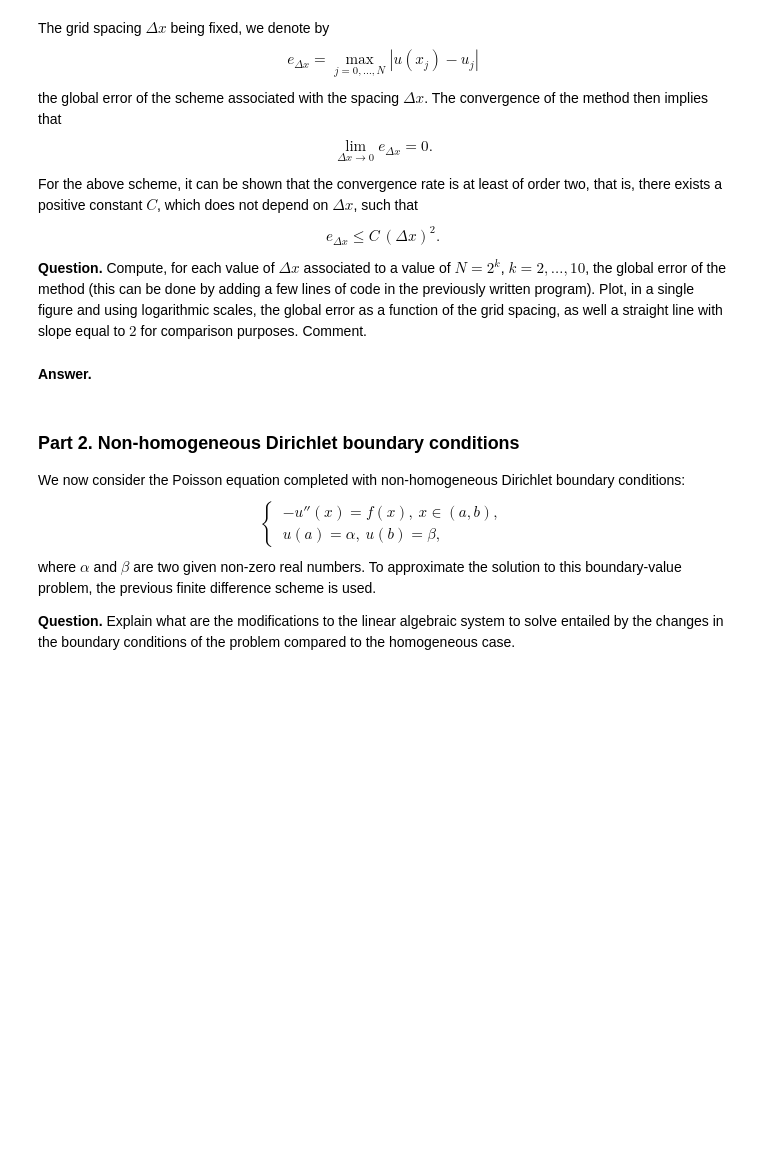
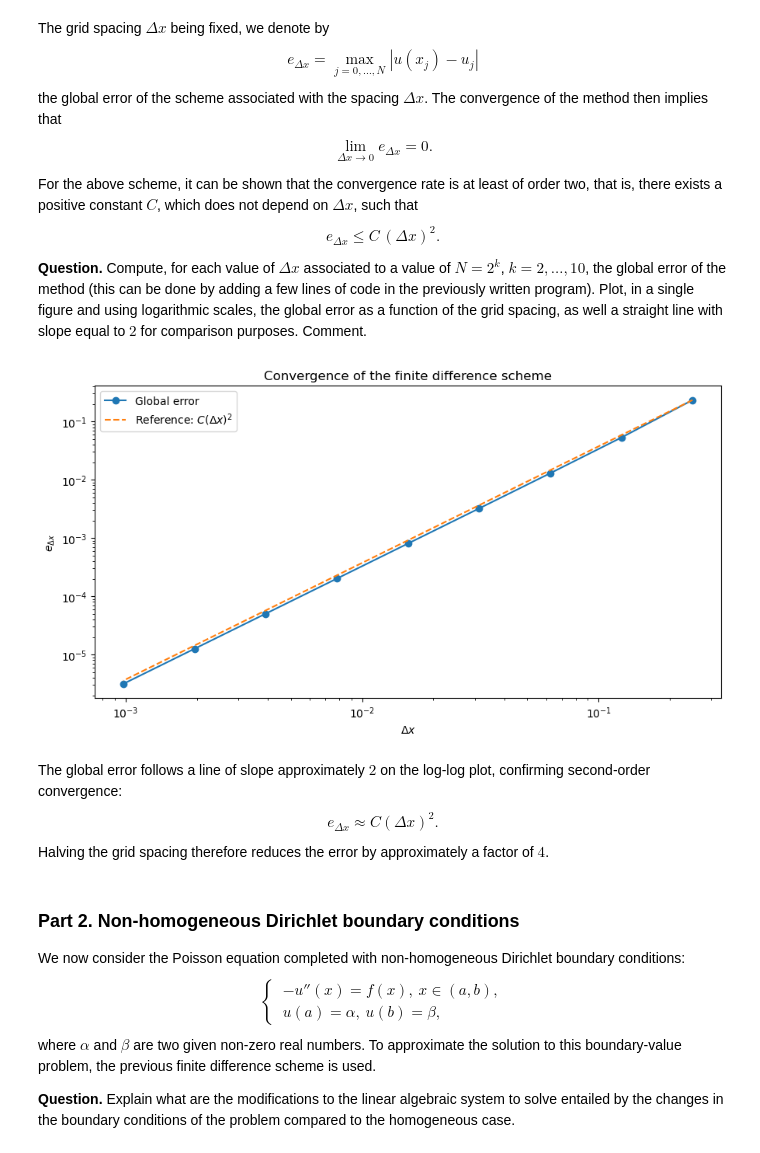
Before and after one commit to Marshhall/FDM_Elliptic, a Jupyter notebook: main.ipynb, the cells around one changed output. Saved outputs shown, nothing was run; the diff lists cells and outputs as text; code cells hidden in the pictures; blank space fills up the shorter version.

```diff
--- a/main.ipynb
+++ b/main.ipynb
@@ -91,8 +170,47 @@ e_{\Delta x}\leq C\,(\Delta x)^2.
 $$
 
 **Question.** Compute, for each value of $\Delta x$ associated to a value of $N=2^k$, $k=2,\dots,10$, the global error of the method (this can be done by adding a few lines of code in the previously written program). Plot, in a single figure and using logarithmic scales, the global error as a function of the grid spacing, as well a straight line with slope equal to $2$ for comparison purposes. Comment.
-# %% [markdown]
-**Answer.**
+# %%
+global_errors = []
+Ns = 2**np.arange(2, 11)
+
+for N in Ns:
+    dx = (b-a) / N
+    x = np.linspace(a, b, N+1)
+
+    A = A_fill(N, dx)
+    lu, piv = lu_factor(A)
+    u_interior = lu_solve((lu, piv), f(x[1:-1]))
+    u = np.concatenate(([0.], u_interior, [0.]))
+
+    u_exact = np.sin(2 * np.pi * x)
+    error = np.abs(u - u_exact)
+
+    global_errors.append(np.max(error))
+
+dxs = (b - a) / Ns
+global_errors = np.array(global_errors)
+
+# Scale the reference curve to pass through the first error.
+reference = global_errors[0] * (dxs / dxs[0])**2
+
+plt.figure(figsize=(9, 5))
+plt.loglog(dxs, global_errors, "o-", label="Global error")
+plt.loglog(dxs, reference, "--", label=r"Reference: $C(\Delta x)^2$")
+plt.xlabel(r"$\Delta x$")
+plt.ylabel(r"$e_{\Delta x}$")
+plt.title("Convergence of the finite difference scheme")
+plt.legend()
+plt.tight_layout()
+plt.show()
+# %% [output]
+[figure, added]
+# %% [markdown]
+The global error follows a line of slope approximately $2$ on the log-log plot, confirming second-order convergence:
+$$
+e_{\Delta x}\approx C(\Delta x)^2.
+$$
+Halving the grid spacing therefore reduces the error by approximately a factor of $4$.
 # %% [markdown]
 ### Part 2. Non-homogeneous Dirichlet boundary conditions
 We now consider the Poisson equation completed with non-homogeneous Dirichlet boundary conditions:
```
Also changed, not shown: parts of 6 cells of this notebook.
